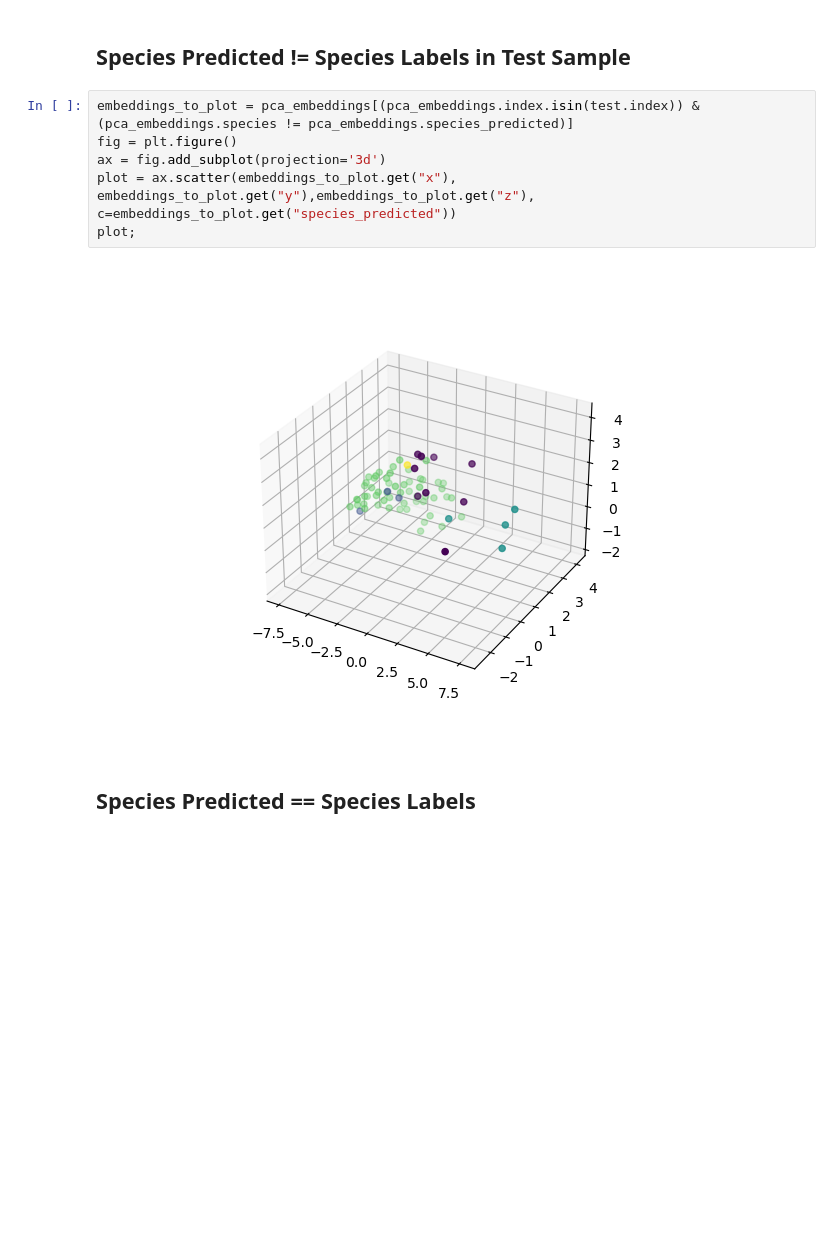
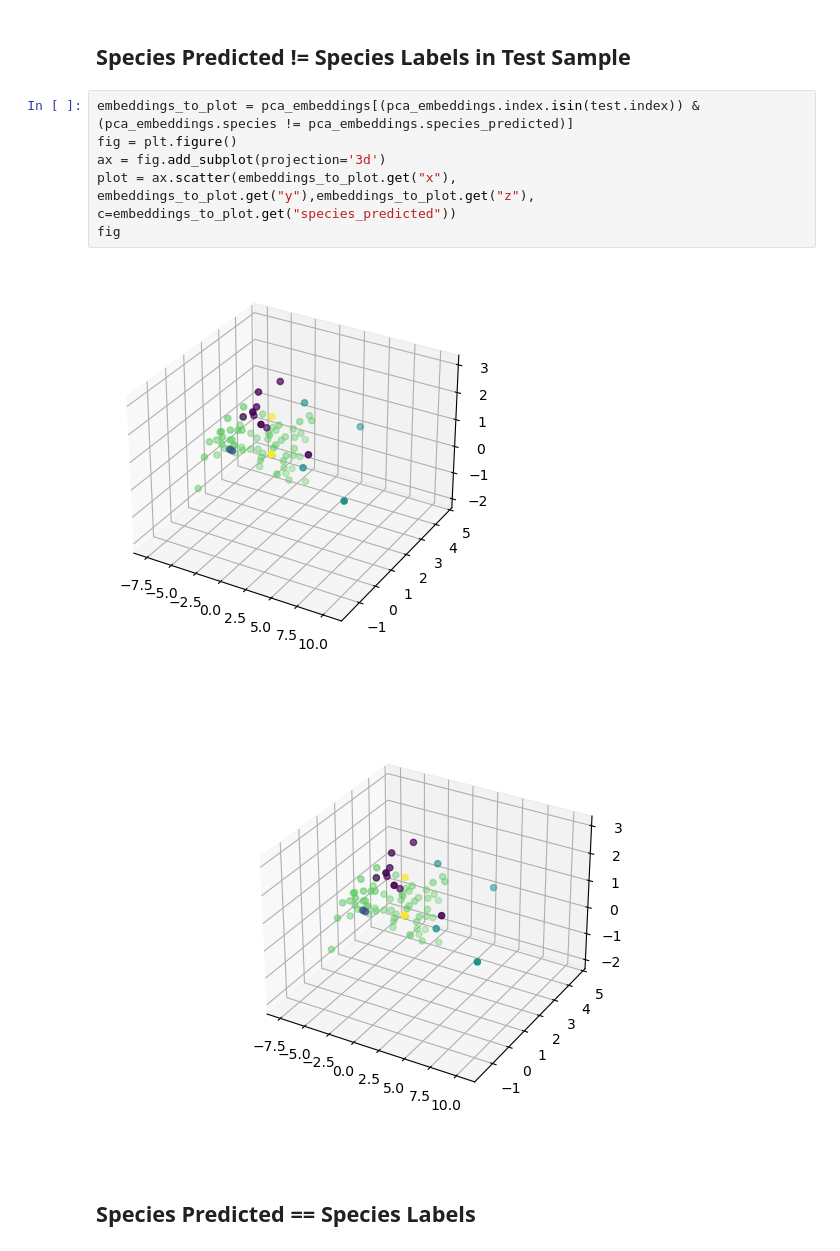
Before and after one commit to UCSD-E4E/passive-acoustic-biodiversity, a Jupyter notebook: BirdnetEmbeddings/Centroid Outlier Detection.ipynb, the cells around one changed output. Drawn from its saved outputs; the diff is of its cells as text; blank space fills up the shorter version.

```diff
--- a/BirdnetEmbeddings/Centroid Outlier Detection.ipynb
+++ b/BirdnetEmbeddings/Centroid Outlier Detection.ipynb
@@ -408,11 +417,12 @@ plot;
 # %%
 embeddings_to_plot = pca_embeddings[(pca_embeddings.index.isin(test.index)) & (pca_embeddings.species != pca_embeddings.species_predicted)]
 fig = plt.figure()
 ax = fig.add_subplot(projection='3d')
 plot = ax.scatter(embeddings_to_plot.get("x"), embeddings_to_plot.get("y"),embeddings_to_plot.get("z"), c=embeddings_to_plot.get("species_predicted"))
-plot;
+fig
 # %% [output]
-[figure, old version]
+[figure, new version]
+[figure, added]
 # %% [markdown]
 ## Species Predicted == Species Labels
 # %%
```
Also changed, not shown: parts of 22 cells of this notebook.
